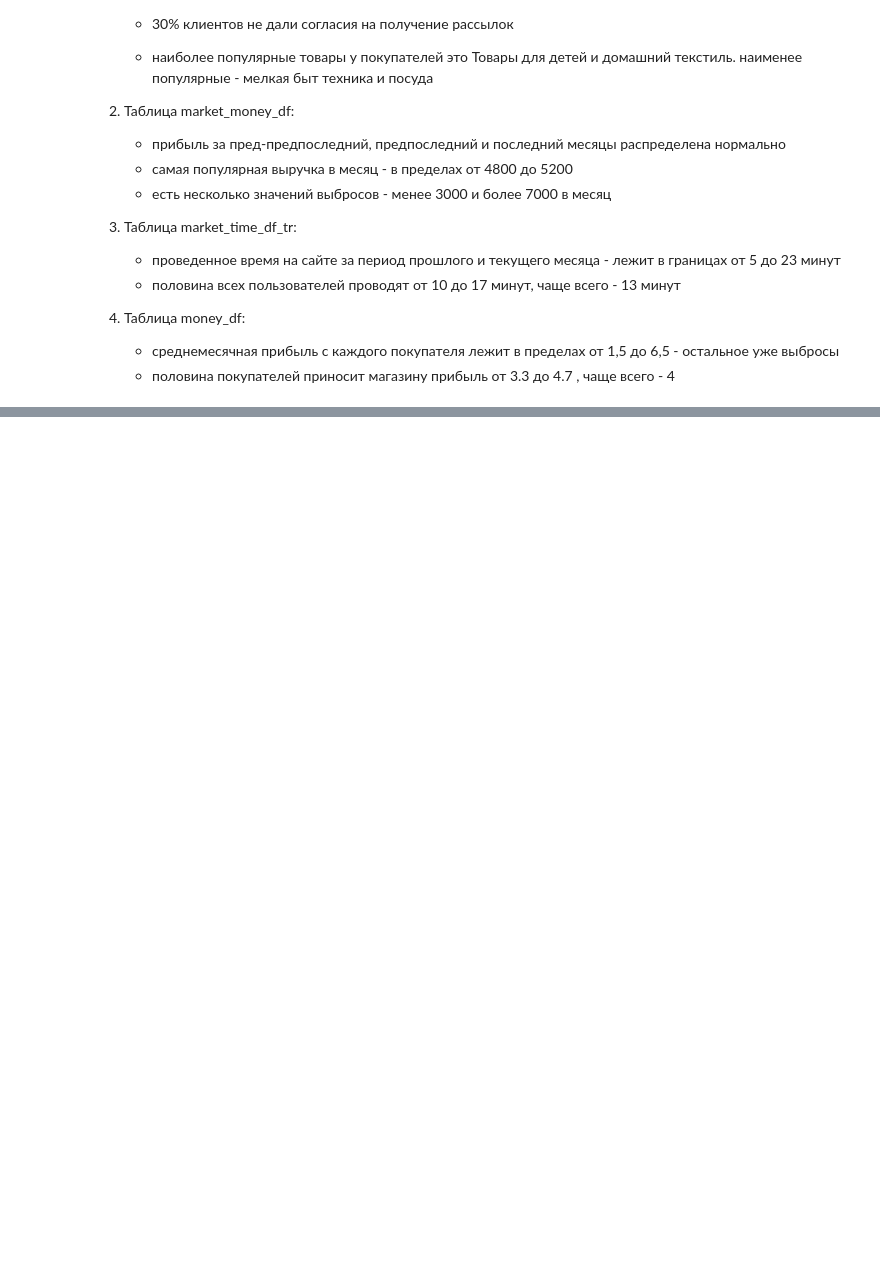
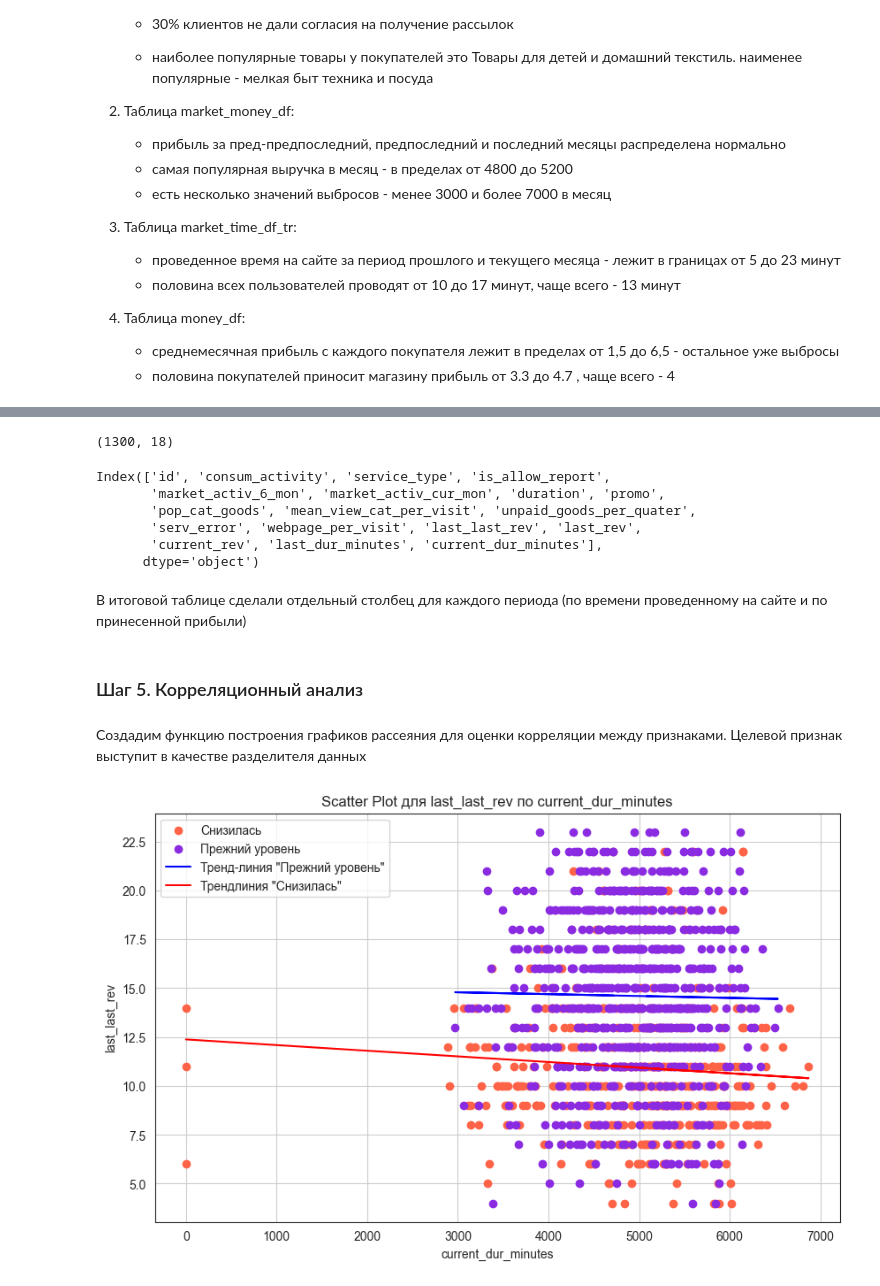
Before and after one commit to anthonypotekhin/studying, a Jupyter notebook: yandex_practicum/8_supervised_learning/sup_learn_proj.ipynb, the cells around one changed output, grey strips where cells are left out. Cells and saved outputs as stored; diff of their text form; code cells hidden in the pictures; blank space fills up the shorter version.

```diff
--- a/yandex_practicum/8_supervised_learning/sup_learn_proj.ipynb
+++ b/yandex_practicum/8_supervised_learning/sup_learn_proj.ipynb
@@ -628,0 +645,19 @@ for dataset in [market_df, market_money_df_tr, market_time_df_tr, money_df]:
+# %%
+df_market.shape
+# %% [output]
+(1300, 18)
+# %%
+df_market.columns
+# %% [output]
+Index(['id', 'consum_activity', 'service_type', 'is_allow_report',
+       'market_activ_6_mon', 'market_activ_cur_mon', 'duration', 'promo',
+       'pop_cat_goods', 'mean_view_cat_per_visit', 'unpaid_goods_per_quater',
+       'serv_error', 'webpage_per_visit', 'last_last_rev', 'last_rev',
+       'current_rev', 'last_dur_minutes', 'current_dur_minutes'],
+      dtype='object')
+# %% [markdown]
+В итоговой таблице сделали отдельный столбец для каждого периода (по времени проведенному на сайте и по принесенной прибыли)
+# %% [markdown]
+### Шаг 5. Корреляционный анализ
+# %% [markdown]
+Создадим функцию построения графиков рассеяния для оценки корреляции между признаками. Целевой признак выступит в качестве разделителя данных
@@ -628,0 +729,46 @@ for dataset in [market_df, market_money_df_tr, market_time_df_tr, money_df]:
+# %%
+def plot_scatter_new(some_df, feat1, feat2, target_feature):
+
+        # Разделяем данные на две группы в соответствии со значением target_feature
+    good_data = some_df[some_df[target_feature] == 'Прежний уровень']
+    bad_data = some_df[some_df[target_feature] == 'Снизилась']
+
+    # Создаем scatter-plot
+    plt.figure(figsize=(10, 6))
+
+    # Создаем линии тренда для обеих групп точек
+    def plot_trendline(data, color, label):
+        x = data[feat1]
+        y = data[feat2]
+        A = np.vstack([x, np.ones(len(x))]).T
+        m, c = np.linalg.lstsq(A, y, rcond=None)[0]
+        plt.plot(x, m*x + c, color=color, linestyle='-', label=label)
+
+
+
+    # Отображаем точки для обеих групп
+    plt.scatter(bad_data[feat1], bad_data[feat2], color='tomato', label='Снизилась')
+    plt.scatter(good_data[feat1], good_data[feat2], color='blueviolet', label="Прежний уровень")
+
+    # Отображаем трендлинии для обеих групп
+    plot_trendline(good_data, 'blue', 'Тренд-линия "Прежний уровень"')
+    plot_trendline(bad_data, 'red', 'Трендлиния "Снизилась"')
+
+    # Добавляем метки и заголовки
+    plt.xlabel(f'{feat2}')
+    plt.ylabel(f'{feat1}')
+    plt.title(f'Scatter Plot для {feat1} по {feat2}')
+
+    # Добавляем легенду
+    plt.legend()
+
+    # Показываем график
+    plt.grid(True)
+    plt.show()
+# %%
+plot_scatter_new(some_df=df_market,
+                 feat1=feat1,
+                 feat2=feat2,
+                 target_feature=target_feature)
+# %% [output]
+[figure, added]
```
Also changed, not shown: parts of 10 cells of this notebook, 1 other file.
